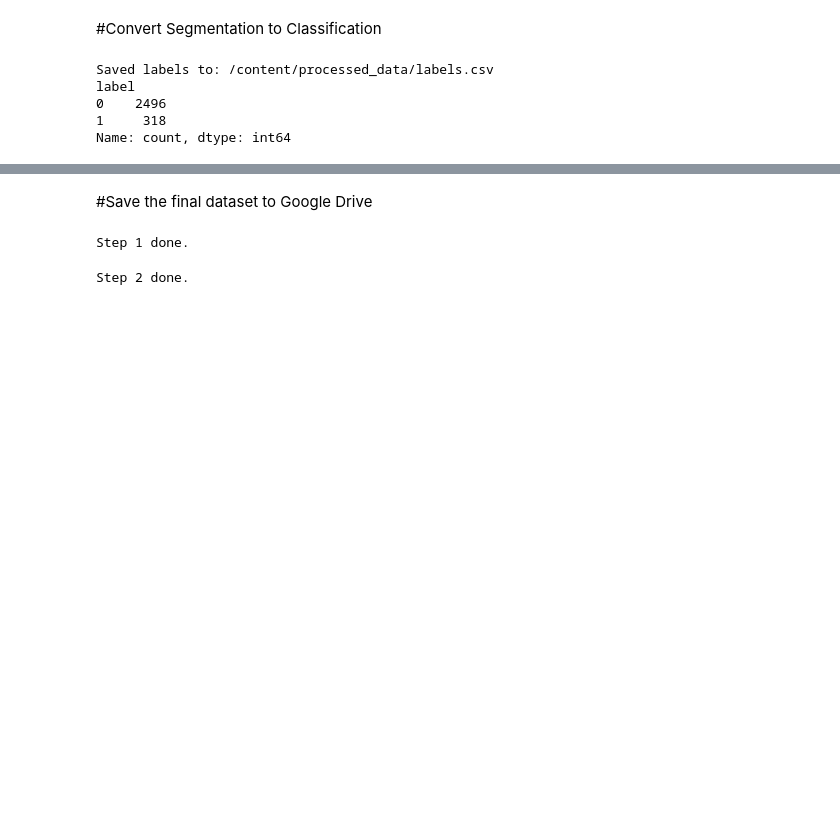
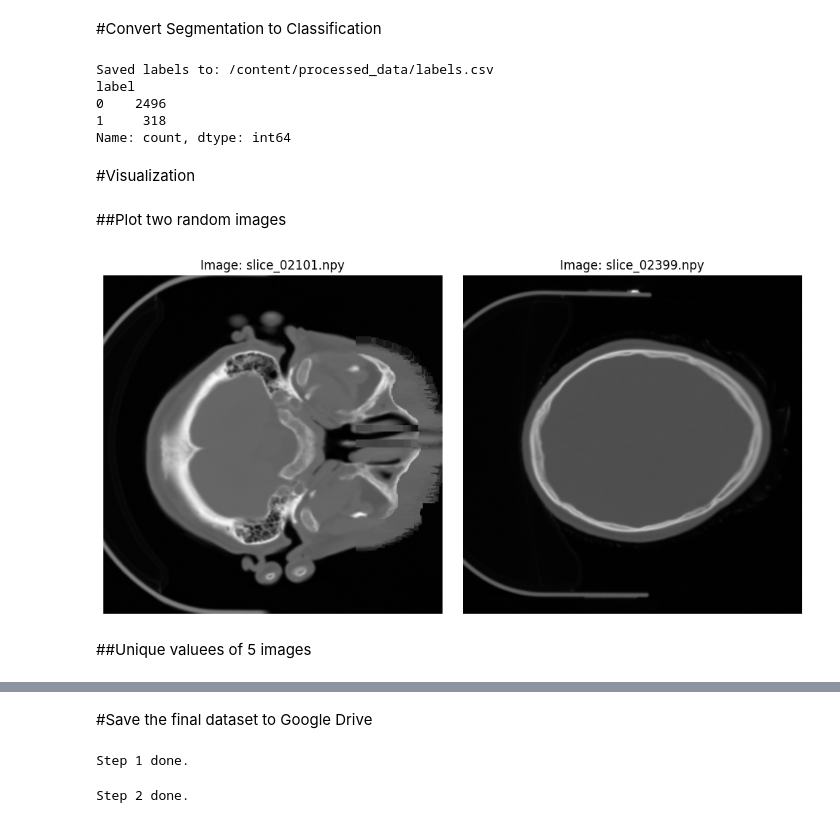
Before and after one commit to FaridRash/brain-ct-hemorrhage-segmentation, a Jupyter notebook: Notebooks/Preprocess_01.ipynb, the cells around one changed output, grey strips where cells are left out. Drawn from its saved outputs; the diff is of its cells as text; code cells hidden in the pictures; blank space fills up the shorter version.

Commit message:
Added a distribution for the data

```diff
--- a/Notebooks/Preprocess_01.ipynb
+++ b/Notebooks/Preprocess_01.ipynb
@@ -76,3 +79,41 @@ label
 0    2496
 1     318
 Name: count, dtype: int64
+# %% [markdown]
+#Visualization
+# %% [markdown]
+##Plot two random images
+# %%
+import os
+import numpy as np
+import matplotlib.pyplot as plt
+import random
+
+image_dir = '/content/processed_data/images'
+image_files = [f for f in os.listdir(image_dir) if f.endswith('.npy')]
+
+if len(image_files) < 2:
+    print("Not enough image files to plot two.")
+elif len(image_files) > 0:
+    # Select two random image files
+    random_image_names = random.sample(image_files, 2)
+
+    plt.figure(figsize=(10, 5))
+
+    for i, img_name in enumerate(random_image_names):
+        img_path = os.path.join(image_dir, img_name)
+        image_data = np.load(img_path)
+
+        plt.subplot(1, 2, i + 1)
+        plt.imshow(image_data, cmap='gray')
+        plt.title(f"Image: {img_name}")
+        plt.axis('off')
+
+    plt.tight_layout()
+    plt.show()
+else:
+    print(f"No .npy image files found in {image_dir}")
+# %% [output]
+[figure, added]
+# %% [markdown]
+##Unique valuees of 5 images
```
Also changed, not shown: parts of 10 cells of this notebook.
